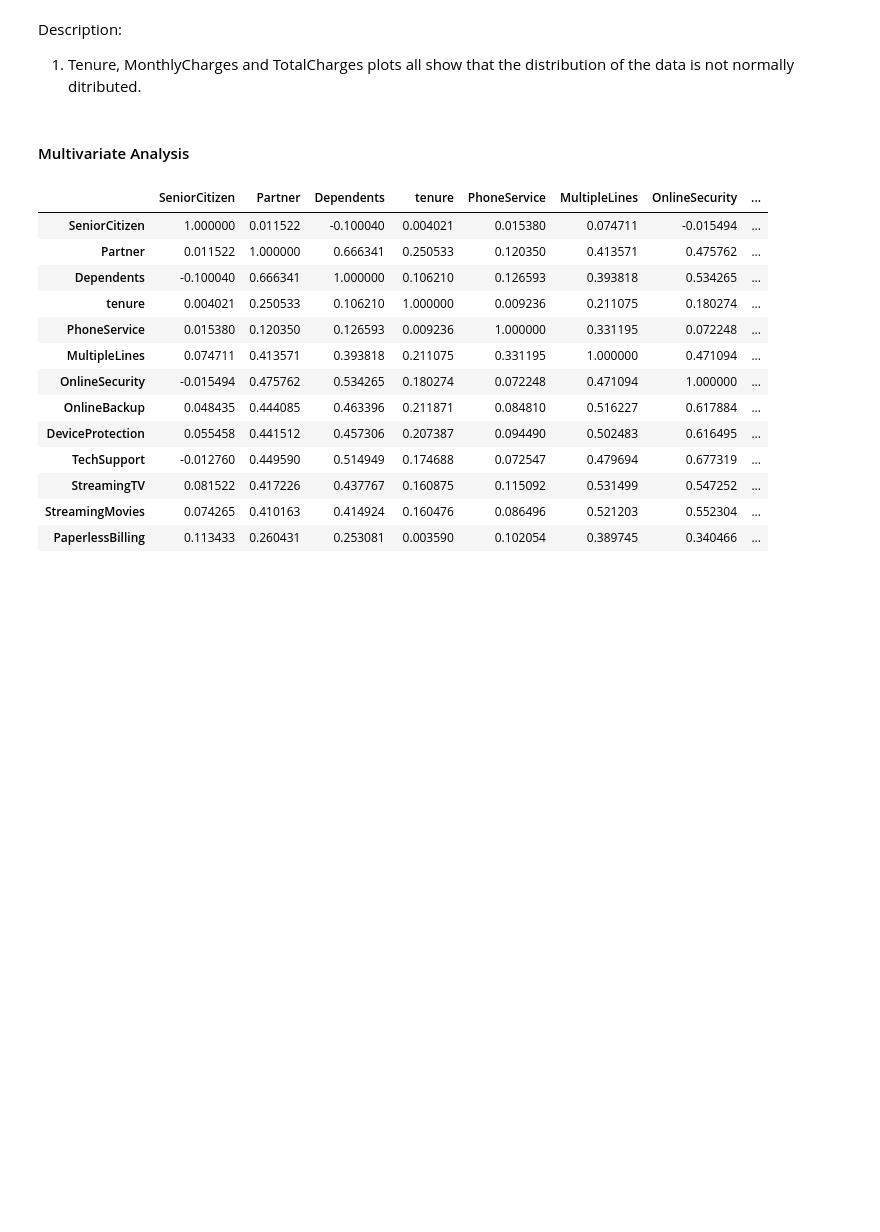
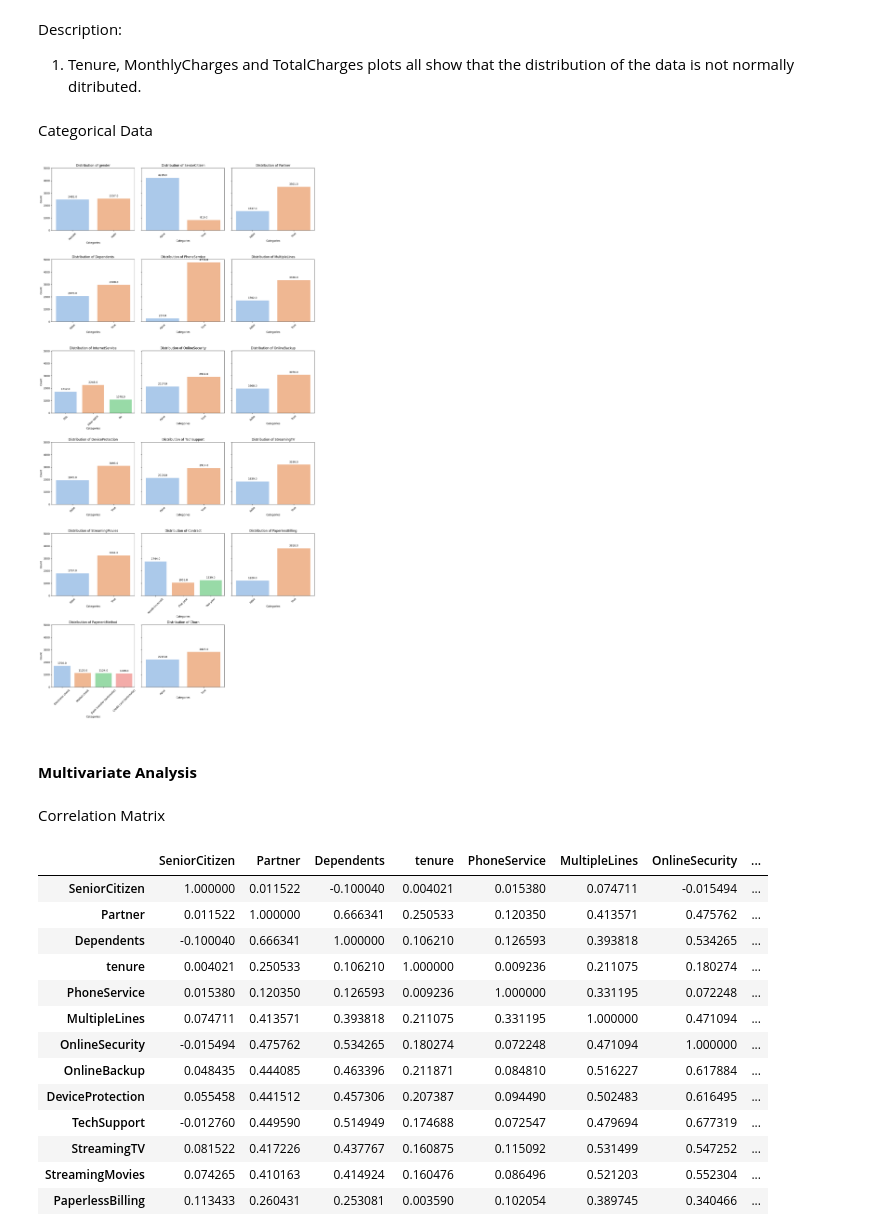
Before and after one commit to Nakkungu/LP2_CLASSIFICATION-PROJECT, a Jupyter notebook: notebook.ipynb, the cells around one changed output. Cells and saved outputs as stored; diff of their text form; code cells hidden in the pictures; blank space fills up the shorter version.

```diff
--- a/notebook.ipynb
+++ b/notebook.ipynb
@@ -480,8 +489,54 @@ array([[<Axes: title={'center': 'tenure'}>,
 # %% [markdown]
 Description:
 1. Tenure, MonthlyCharges and TotalCharges plots all show that the distribution of the data is not normally ditributed.
+# %% [markdown]
+Categorical Data
+# %%
+import math
+
+categorical_vars = ['gender', 'SeniorCitizen', 'Partner', 'Dependents', 'PhoneService', 'MultipleLines',
+                    'InternetService', 'OnlineSecurity', 'OnlineBackup', 'DeviceProtection', 'TechSupport',
+                    'StreamingTV', 'StreamingMovies', 'Contract', 'PaperlessBilling', 'PaymentMethod', 'Churn']
+
+# Calculate the number of rows and columns based on the number of variables
+num_vars = len(categorical_vars)
+num_cols = 3
+num_rows = math.ceil(num_vars / num_cols)
+
+# Set up subplots with adjusted width_ratios
+fig, axes = plt.subplots(nrows=num_rows, ncols=num_cols, figsize=(15, 5 * num_rows), sharey=True)
+
+# Flatten the axes array to make it easier to iterate
+axes = axes.flatten()
+
+# Custom colors for bars
+bar_colors = sns.color_palette("pastel")
+
+# Plot grouped bar charts for each categorical variable
+for i, var in enumerate(categorical_vars):
+    sns.countplot(x=var, data=all_data, ax=axes[i], palette=bar_colors)
+    axes[i].set_title(f'Distribution of {var}')
+    axes[i].set_xlabel('Categories')
+    axes[i].set_ylabel('Count')
+    axes[i].tick_params(axis='x', rotation=45)  # Rotate x-axis labels
+
+    # Add labels to each bar
+    for p in axes[i].patches:
+        axes[i].annotate(f'{p.get_height()}', (p.get_x() + p.get_width() / 2., p.get_height()),
+                         ha='center', va='center', xytext=(0, 10), textcoords='offset points')
+
+# Remove empty subplots
+for i in range(num_vars, num_rows * num_cols):
+    fig.delaxes(axes[i])
+
+plt.tight_layout()
+plt.show()
+# %% [output]
+[figure, added]
 # %% [markdown]
-#### Multivariate Analysis
+#### **Multivariate Analysis**
+# %% [markdown]
+Correlation Matrix
 # %%
 corr= all_data.corr(numeric_only=True)
 corr
```
Also changed, not shown: parts of 26 cells of this notebook, 1 other file.
